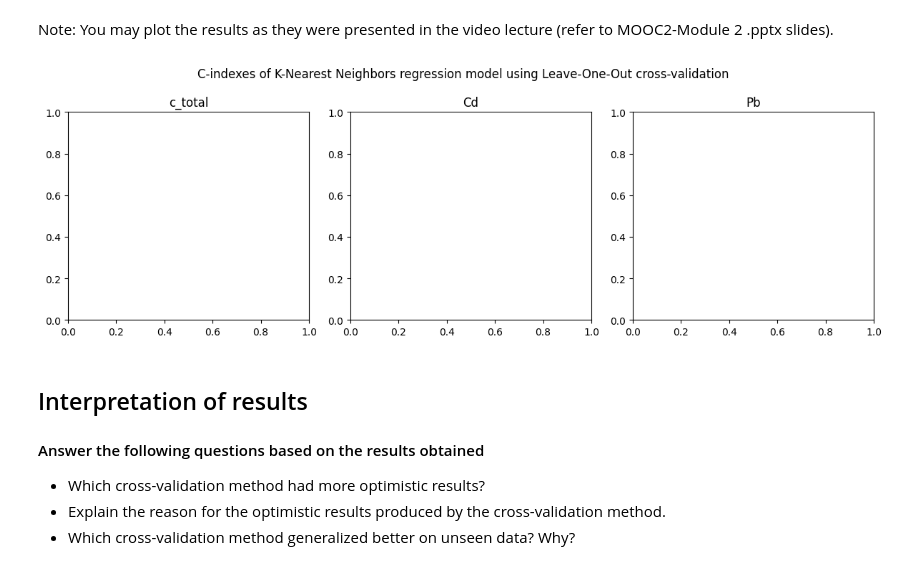
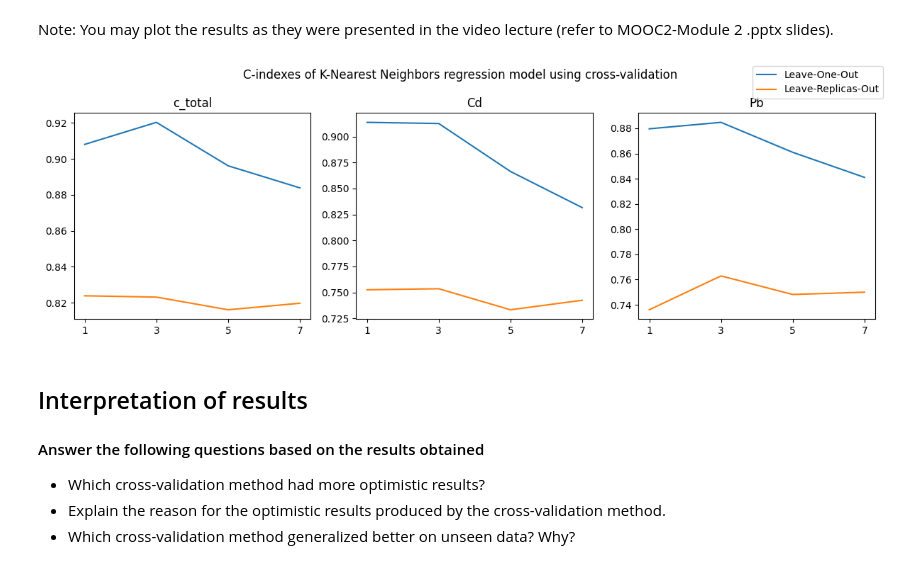
Before and after one commit to konstanyman/EMLM_E2, a Jupyter notebook: EMLM_Exercise2_template (1).ipynb, the cells around one changed output. Drawn from its saved outputs; the diff is of its cells as text; code cells hidden in the pictures.

```diff
--- a/EMLM_Exercise2_template (1).ipynb
+++ b/EMLM_Exercise2_template (1).ipynb
@@ -114,8 +114,8 @@ Print the corresponding Leave-One-Out C-index for c_total, Cd and Pb for each k
 # create leave-one-out cross-validator
 loo = LeaveOneOut()
 
-# create an array of arrays for plotting purposes
-loo_c_indexes = np.empty((3,4), dtype=float)
+# create list to store values
+loo_c_index_list = []
 
 # loop different k-values
 
@@ -124,6 +124,8 @@ for k in [1,3,5,7]:
     # create k-NN model with k neighbors
     knn_model = KNeighborsRegressor(n_neighbors=k)
 
+    # initialize row temp variable
+    row = []
     # loop c_total, Cd, and Pb
     for i in output_columns:
 
@@ -149,6 +151,13 @@ for k in [1,3,5,7]:
         # evaluate predictions using cindex evaluator
         loo_c_index = cindex(y, y_predictions)
 
-        # print calculated c-index
-        print(f"Fold(s): {k}\nConcentration: {i}\nC-index: {loo_c_index}\n")
+        # add c-index to row
+        row.append(loo_c_index)
+
+    # add row to c-index list
+    loo_c_index_list.append(row)
+
+# create a dataframe from the list
+loo_c_index_df = pd.DataFrame(loo_c_index_list, index=['1', '3', '5', '7'], columns=['c_total', 'Cd', 'Pb'])
+loo_c_index_df
 # %% [output]
@@ -179,10 +176,8 @@ Print the corresponding Leave-Replicas-Out C-index for c_total, Cd and Pb for ea
 logo = LeaveOneGroupOut()
 groups = np.repeat(range(0, int(len(X)/4)), 4)
 
-# create lists for plotting purposes
-lro_c_total = []
-lro_cd = []
-lro_pb = []
+# create list to store values
+lro_c_index_list = []
 
 # loop different k-values
 
@@ -190,6 +185,9 @@ for k in [1,3,5,7]:
 
     # create k-NN model with k neighbors
     knn_model = KNeighborsRegressor(n_neighbors=k)
+
+    # create temp variable row
+    row = []
 
     # loop c_total, Cd, and Pb
     for i in output_columns:
@@ -216,6 +214,13 @@ for k in [1,3,5,7]:
         # evaluate predictions using cindex evaluator
         logo_c_index = cindex(y, y_predictions)
 
-        # print calculated c-index
-        print(f"Fold(s): {k}\nConcentration: {i}\nC-index: {logo_c_index}\n")
+        # add c-index to row
+        row.append(logo_c_index)
+
+    # add row to c-index list
+    lro_c_index_list.append(row)
+
+# create a dataframe from the list
+lro_c_index_df = pd.DataFrame(lro_c_index_list, index=['1', '3', '5', '7'], columns=['c_total', 'Cd', 'Pb'])
+lro_c_index_df
 # %% [output]
@@ -243,14 +236,17 @@ Note: You may plot the results as they were presented in the video lecture (refe
 # %%
 fig, axes = plt.subplots(1, 3, figsize=(12, 4))
 
 for i in range(3):
-    axes[i].plot()
+    axes[i].plot(loo_c_index_df.iloc[:,i], label='Leave-One-Out')
+    axes[i].plot(lro_c_index_df.iloc[:,i], label='Leave-Replicas-Out')
     axes[i].set_title(output_columns[i])
 
-fig.suptitle("C-indexes of K-Nearest Neighbors regression model using Leave-One-Out cross-validation")
+fig.suptitle("C-indexes of K-Nearest Neighbors regression model using cross-validation")
+handles, labels = axes[0].get_legend_handles_labels()
+fig.legend(handles, labels, loc='upper right')
 plt.tight_layout()
 # %% [output]
-[figure, old version]
+[figure, new version]
 # %% [markdown]
 ## Interpretation of results
 #### Answer the following questions based on the results obtained
```
Also changed, not shown: parts of 4 cells of this notebook, 1 other file.
